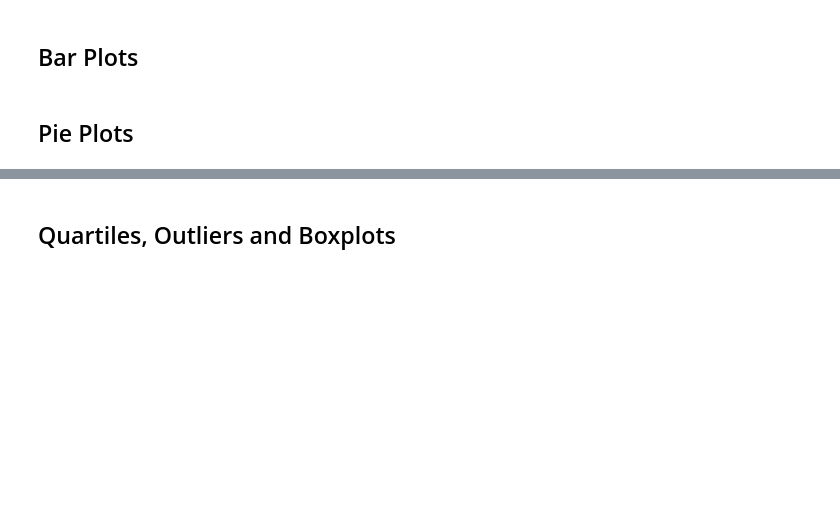
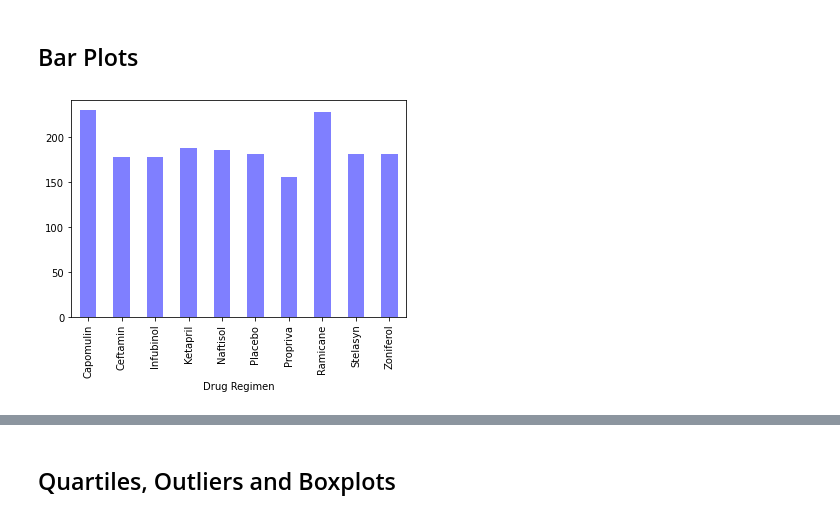
Before and after one commit to taftap8/matplotlib_challenge, a Jupyter notebook: Pymaceuticals/pymaceuticals_APT.ipynb, the cells around one changed output, grey strips where cells are left out. Cells and saved outputs as stored; diff of their text form; code cells hidden in the pictures; blank space fills up the shorter version.

Commit message:
Scatter Plot, updates to Bar Graphs, and start IQR

```diff
--- a/Pymaceuticals/pymaceuticals_APT.ipynb
+++ b/Pymaceuticals/pymaceuticals_APT.ipynb
@@ -99,3 +100,20 @@ CleanMouse_df["Mouse ID"].count()
 1888
 # %% [markdown]
 ## Summary Statistics
+# %%
+# Generate a summary statistics table of mean, median, variance, standard deviation, and SEM of the tumor volume for each regimen
+
+mouse_stats1 = CleanMouse_df.groupby(["Drug Regimen"])
+
+median = mouse_stats1['Tumor Volume (mm3)'].median()
+mean = mouse_stats1['Tumor Volume (mm3)'].mean()
+variance = mouse_stats1['Tumor Volume (mm3)'].var()
+stan_dev = mouse_stats1['Tumor Volume (mm3)'].std()
+SEM = mouse_stats1['Tumor Volume (mm3)'].sem()
+
+
+# This method is the most straightforward, creating multiple series and putting them all together at the end.
+#create dataframe
+mouse_stats1_df = pd.DataFrame({"Tumor Vol Median":median, "Tumor Vol Mean": mean, "Tumor Vol Variance":variance, "Tumor Vol Standard Deviation": stan_dev, "Tumor Vol SEM":SEM})
+
+mouse_stats1_df
@@ -110,4 +152,12 @@ CleanMouse_df["Mouse ID"].count()
 # %% [markdown]
 ## Bar Plots
 # %%
-# Generate a bar plot showing the number of mice per time point for each treatment throughout the course of the study using pandas.
+##These are the modified instructions from our instructor - Pandas
+# Generate a bar plot that shows the number of total mice for each treatment regimen throughout the course of the study
+
+x_axis = CleanMouse_df["Drug Regimen"]
+countofmice = mouse_stats1['Mouse ID'].count()
+
+Mouse_Chart = countofmice.plot(kind = 'bar', color ='b', alpha =0.5)
+# %% [output]
+[figure, added]
@@ -116,2 +163,0 @@ CleanMouse_df["Mouse ID"].count()
-# %% [markdown]
-## Pie Plots
```
Also changed, not shown: parts of 18 cells of this notebook.
